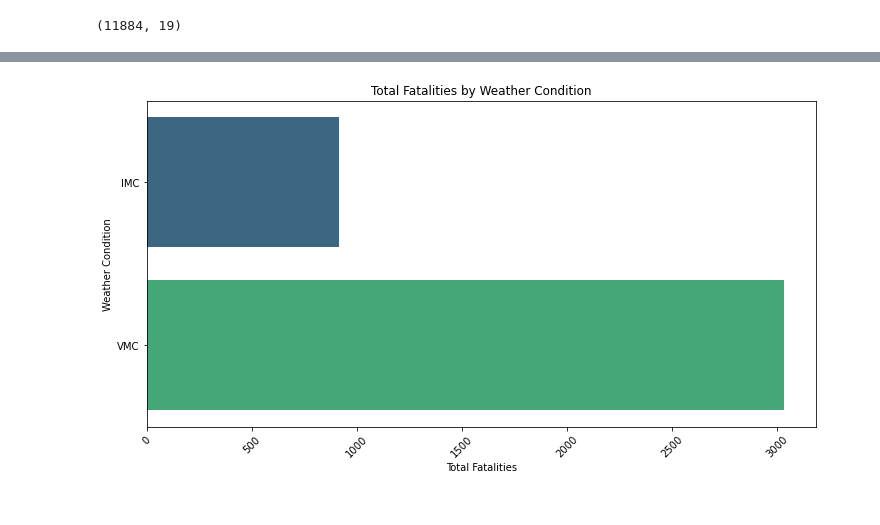
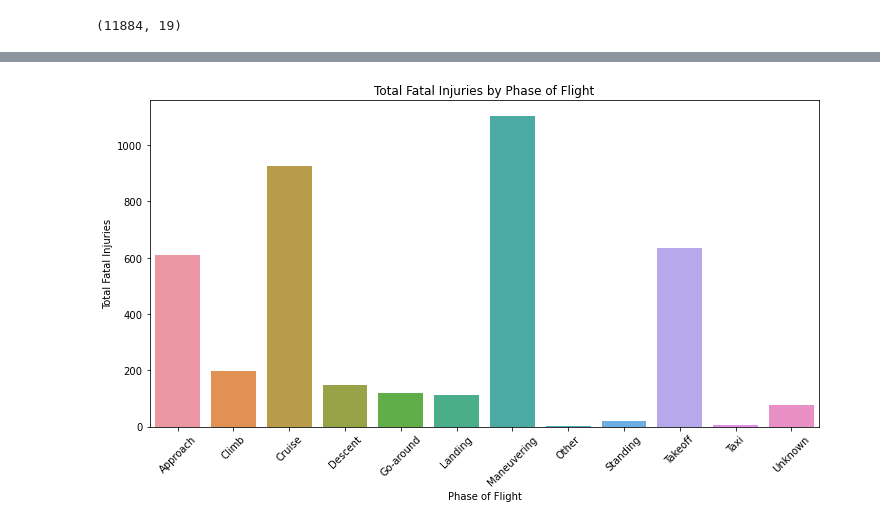
Before and after one commit to HellenDianaNjeri/dsc-phase-1-project-v3, a Jupyter notebook: student.ipynb, the cells around one changed output, grey strips where cells are left out. Cells and saved outputs as stored; diff of their text form; code cells hidden in the pictures.

Commit message:
complete data analysis, recommendations, and project conclusion

```diff
--- a/student.ipynb
+++ b/student.ipynb
@@ -480,20 +446,0 @@ plt.show()
-# %%
-# Calculate the average number of fatalities for each aircraft make.
-# Check for necessary columns
-Aviation_df_cleaned[['Make', 'Total.Fatal.Injuries']].isnull().sum()
-
-#standardize the make column
-Aviation_df_cleaned['Make'] = Aviation_df_cleaned['Make'].str.upper()
-Aviation_df_cleaned["Make"] = Aviation_df_cleaned["Make"].str.strip()
-Aviation_df_cleaned["Make"] = Aviation_df_cleaned["Make"].replace({"Cessna": "CESSNA","Boeing":"BOEING",
-"Piper":"PIPER","Beech":"BEECH","Bell":"BELL"})
-
-
-top_makes = Aviation_df_cleaned['Make'].value_counts().head(20)
-
-plt.figure(figsize=(12, 6))
-sns.barplot(x=top_makes.values, y=top_makes.index,)
-plt.title("Top 20 Aircraft Makes by Total Accidents")
-plt.xlabel("Number of Accidents")
-plt.ylabel("Aircraft Make")
-plt.show()
@@ -502,20 +472,14 @@ plt.show()
 # %%
-# Find correlations between weather conditions and the number of fatalities.
-# Check for necessary columns
-Aviation_df_cleaned[['Weather.Condition', 'Total.Fatal.Injuries']].isnull().sum()
+# injury severity by phase of flight
+injuries_by_phase = Aviation_df_cleaned.groupby('Broad.phase.of.flight')['Total.Fatal.Injuries'].sum()
 
-# Group by Weather Condition and sum the number of fatalities
-weather_fatalities = Aviation_df_cleaned.groupby('Weather.Condition')['Total.Fatal.Injuries'].sum().reset_index()
-weather_fatalities
-
-# plot the number of fatalities by weather condition
-
+# plot the injuries by phase of flight bar chart
 plt.figure(figsize=(12, 6))
-sns.barplot(x='Total.Fatal.Injuries', y='Weather.Condition', data=weather_fatalities, palette='viridis')
-plt.title('Total Fatalities by Weather Condition')
-plt.xlabel('Total Fatalities')
-plt.ylabel('Weather Condition')
+sns.barplot(x=injuries_by_phase.index, y='Total.Fatal.Injuries', data=injuries_by_phase.reset_index())
+plt.title('Total Fatal Injuries by Phase of Flight')
+plt.xlabel('Phase of Flight')
+plt.ylabel('Total Fatal Injuries')
 plt.xticks(rotation=45)
 plt.show()
 # %% [output]
-[figure, old version]
+[figure, new version]
```
Also changed, not shown: parts of 13 cells of this notebook.
